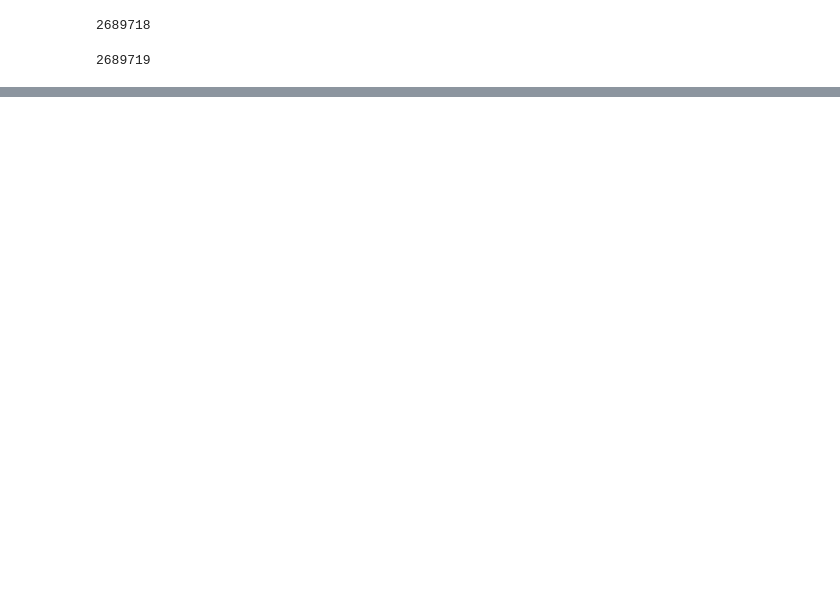
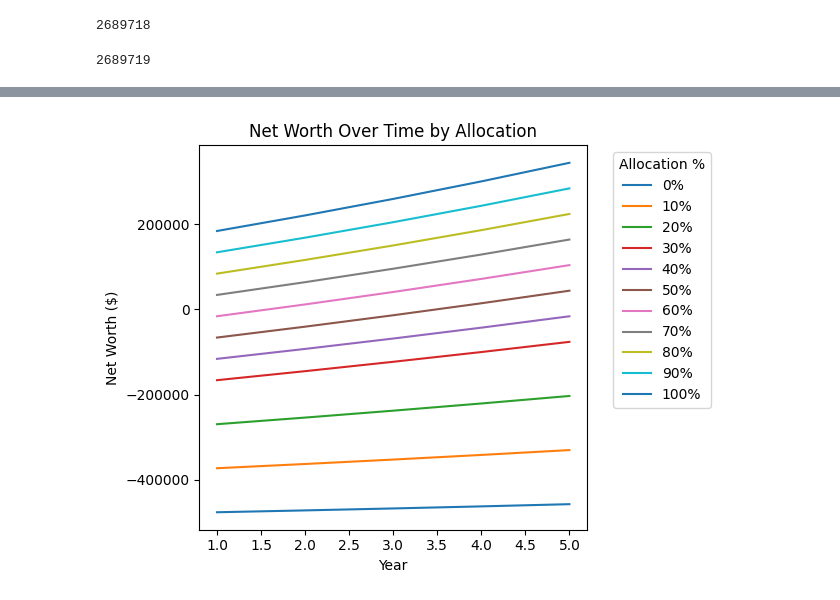
Before and after one commit to 1mattbecker/kinematics_analysis, a Jupyter notebook: code/scrap.ipynb, the cells around one changed output, grey strips where cells are left out. Cells and saved outputs as stored; diff of their text form; code cells hidden in the pictures; blank space fills up the shorter version.

```diff
--- a/code/scrap.ipynb
+++ b/code/scrap.ipynb
@@ -32,0 +335,18 @@ total_frames_processed
+# %%
+%matplotlib inline
+import matplotlib.pyplot as plt
+df = df_yearly
+
+# Chart 1: Net Worth over Time for each Allocation
+plt.figure()
+for alloc in df["Allocation"].unique():
+    subset = df[df["Allocation"] == alloc]
+    plt.plot(subset["Year"], subset["Net Worth"], label=f"{int(alloc)}%")
+plt.xlabel("Year")
+plt.ylabel("Net Worth ($)")
+plt.title("Net Worth Over Time by Allocation")
+plt.legend(title="Allocation %", bbox_to_anchor=(1.05, 1), loc="upper left")
+plt.tight_layout()
+plt.show()
+# %% [output]
+[figure, added]
```
Also changed, not shown: parts of 12 cells of this notebook, 10 other files.
